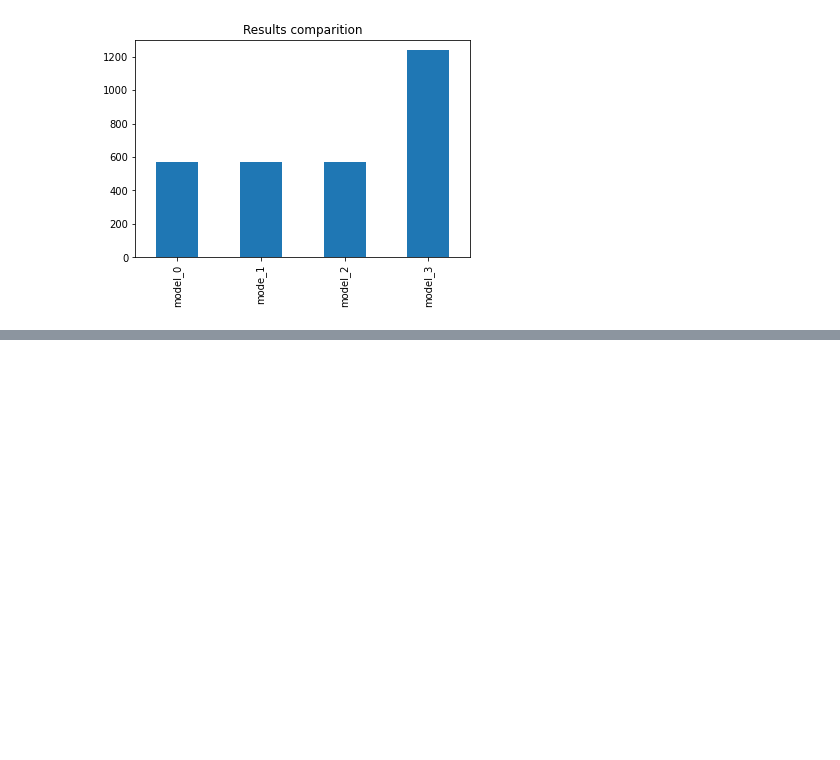
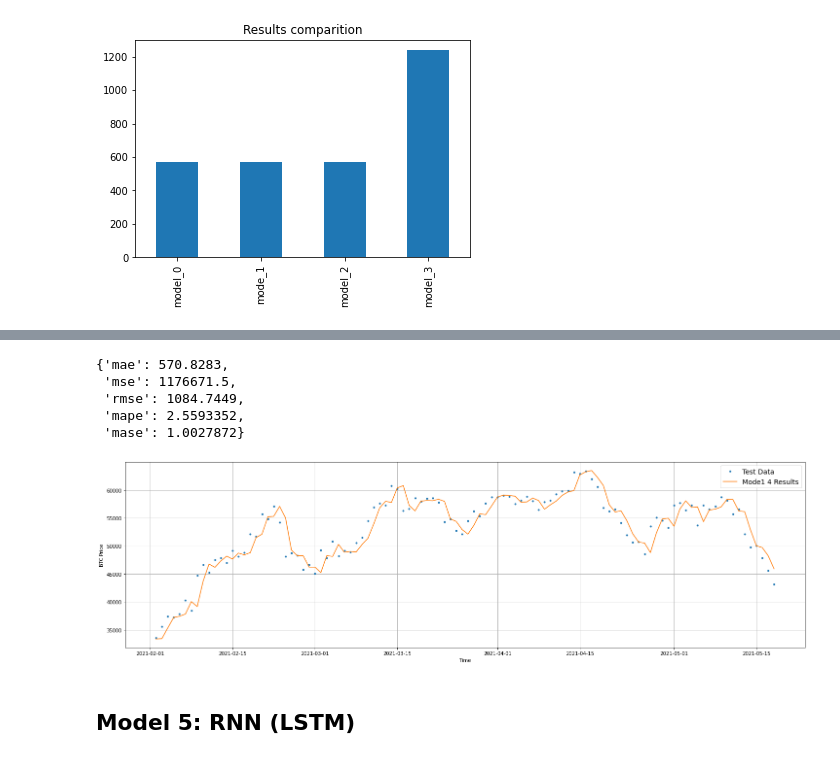
Before and after one commit to eMIKARp/TimeSeries_With_TENSORFLOW, a Jupyter notebook: TimeSeries_With_TENSORFLOW.ipynb, the cells around one changed output, grey strips where cells are left out. Drawn from its saved outputs; the diff is of its cells as text; code cells hidden in the pictures; blank space fills up the shorter version.

Commit message:
5th model created

```diff
--- a/TimeSeries_With_TENSORFLOW.ipynb
+++ b/TimeSeries_With_TENSORFLOW.ipynb
@@ -809,0 +815,4 @@ results['mae'].plot(kind = 'bar', title = 'Results comparition');
+# %%
+full_windows, full_labels = make_windows(prices, window_size = WINDOW_SIZE, horizon = HORIZON)
+
+len(full_windows), len(full_labels)
@@ -809,0 +821,4 @@ results['mae'].plot(kind = 'bar', title = 'Results comparition');
+# %%
+train_windows, test_windows, train_labels, test_labels = make_train_test_splits(full_windows, full_labels)
+
+len(train_windows),len(train_labels)
@@ -809,0 +922,2 @@ results['mae'].plot(kind = 'bar', title = 'Results comparition');
+# %%
+model_4 = tf.keras.models.load_model('model_experiments/model_4_conv1D/')
@@ -809,0 +929,3 @@ results['mae'].plot(kind = 'bar', title = 'Results comparition');
+# %%
+model_4_preds = make_preds(model_4,test_windows)
+model_4_preds[:10]
@@ -809,0 +937,30 @@ results['mae'].plot(kind = 'bar', title = 'Results comparition');
+# %%
+model_4_results = evaluate_preds(y_true = tf.squeeze(test_labels),
+                                 y_pred = model_4_preds)
+
+model_4_results
+# %% [output]
+{'mae': 570.8283,
+ 'mse': 1176671.5,
+ 'rmse': 1084.7449,
+ 'mape': 2.5593352,
+ 'mase': 1.0027872}
+# %%
+offset = 450
+plt.figure(figsize=(25,7))
+
+plot_time_series(timesteps = X_test[-len(test_windows):],
+                 values = test_labels[:,0],
+                 start = offset,
+                 label = "Test Data")
+
+
+plot_time_series(timesteps = X_test[-len(test_windows):],
+                 values = model_4_preds,
+                 start = offset,
+                 format="-",
+                 label = "Mode1 4 Results")
+# %% [output]
+[figure, added]
+# %% [markdown]
+## Model 5: RNN (LSTM)
```
Also changed, not shown: parts of 33 cells of this notebook.
